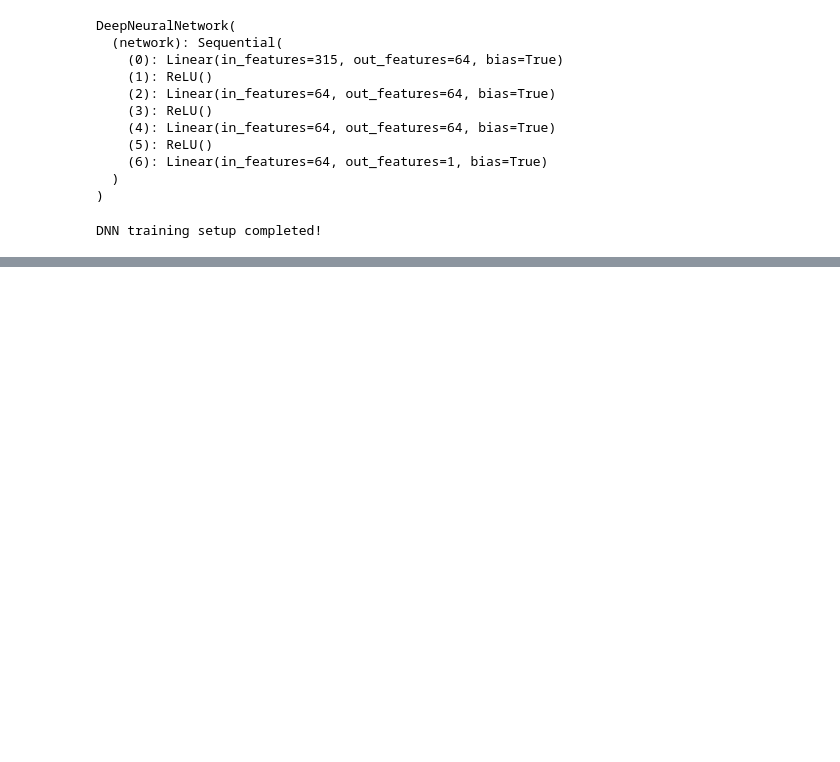
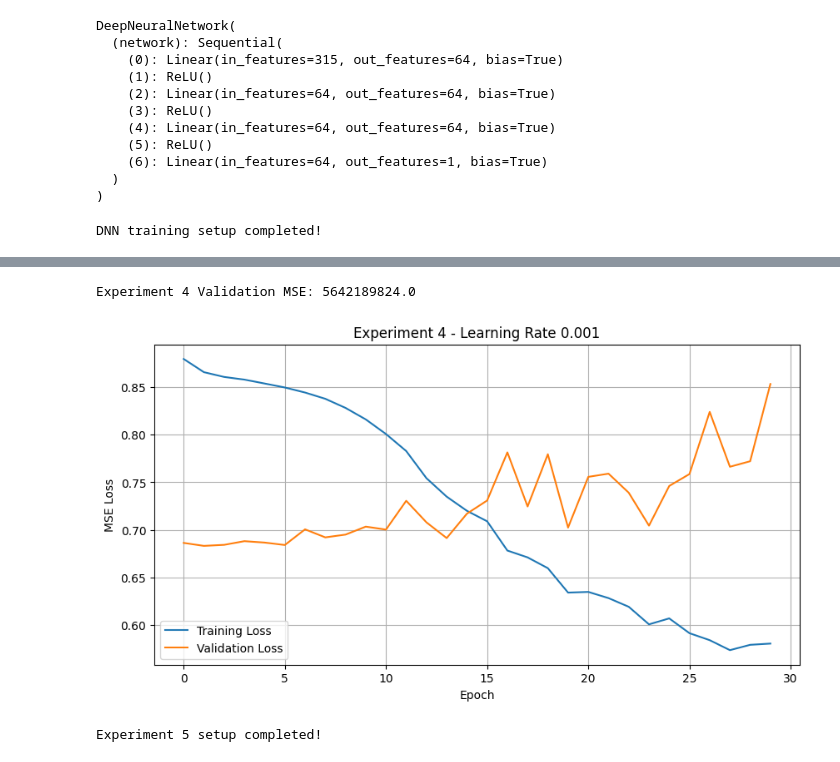
Before and after one commit to snkhader22/Deep-Learning-Project, a Jupyter notebook: DL2.ipynb, the cells around one changed output, grey strips where cells are left out. Saved outputs shown, nothing was run; the diff lists cells and outputs as text; code cells hidden in the pictures; blank space fills up the shorter version.

```diff
--- a/DL2.ipynb
+++ b/DL2.ipynb
@@ -1220,0 +1372,70 @@ plt.show()
+# %%
+# EXPERIMENT 4 - EVALUATE MODEL
+
+exp4_model.eval()
+
+with torch.no_grad():
+
+    exp4_val_scaled = exp4_model(X_val_tensor).numpy()
+
+    # Convert predictions to original price scale
+    exp4_val_predictions = target_scaler.inverse_transform(
+        exp4_val_scaled
+    )
+
+# Calculate validation MSE
+exp4_val_mse = mean_squared_error(
+    y_val,
+    exp4_val_predictions
+)
+
+print("Experiment 4 Validation MSE:", exp4_val_mse)
+# %% [output]
+Experiment 4 Validation MSE: 5642189824.0
+# %%
+# EXPERIMENT 4 - PLOT RESULTS
+
+plt.figure(figsize=(10, 5))
+
+plt.plot(
+    exp4_train_losses,
+    label="Training Loss"
+)
+
+plt.plot(
+    exp4_val_losses,
+    label="Validation Loss"
+)
+
+plt.title("Experiment 4 - Learning Rate 0.001")
+plt.xlabel("Epoch")
+plt.ylabel("MSE Loss")
+
+plt.legend()
+plt.grid(True)
+
+plt.show()
+# %% [output]
+[figure, added]
+# %%
+# EXPERIMENT 5 - LEARNING RATE 0.01
+
+# Create a fresh DNN model
+exp5_model = DeepNeuralNetwork(input_size=315)
+
+# Define optimizer with learning rate 0.01
+exp5_optimizer = optim.Adam(
+    exp5_model.parameters(),
+    lr=0.01
+)
+
+# Define loss function
+criterion = nn.MSELoss()
+
+# Store losses
+exp5_train_losses = []
+exp5_val_losses = []
+
+print("Experiment 5 setup completed!")
+# %% [output]
+Experiment 5 setup completed!
```
Also changed, not shown: parts of 81 cells of this notebook.
